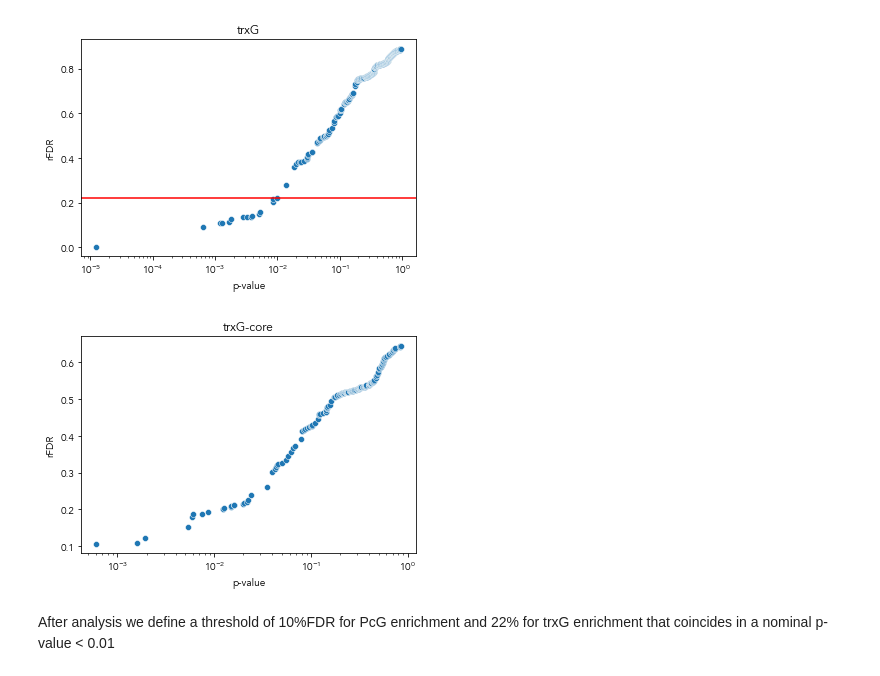
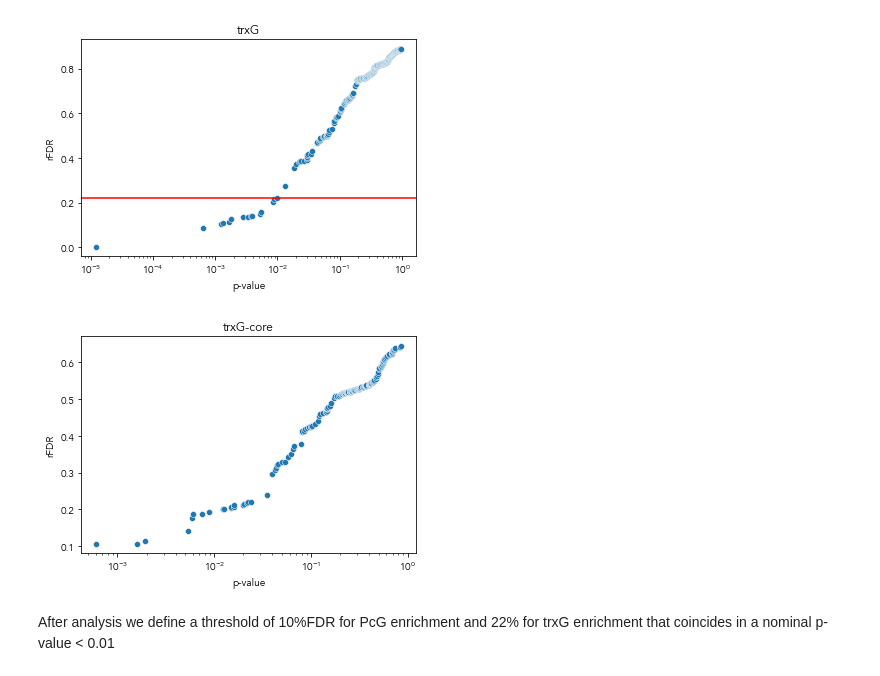
Before and after one commit to j-solor/Drosophila-miRNA-PcG-circuits, a Jupyter notebook: Analysis/Analysis.ipynb, the cells around one changed output. Drawn from its saved outputs; the diff is of its cells as text; code cells hidden in the pictures.

```diff
--- a/Analysis/Analysis.ipynb
+++ b/Analysis/Analysis.ipynb
@@ -244,16 +244,16 @@ plt.show()
 # %% [output]
 [figure]
 # %%
-trxG_core_FDR = pd.read_csv( "output_files/HCImiRTps_results/FDR/trxG_core_FDR_results.tsv", sep = "\t").sort_values(by = "rFDRc_q")
+trxG_core_FDR = pd.read_csv( "output_files/RmiRTPs_results/FDR/trxG_core_FDR_results.tsv", sep = "\t").sort_values(by = "rFDRc_q")
 
 sns.scatterplot(data=trxG_core_FDR, x="hyper_pval", y="rFDRc_q")
 plt.xscale("log")
 plt.xlabel("p-value")
 plt.ylabel("rFDR")
 plt.title("trxG-core")
 plt.show()
 # %% [output]
-[figure, old version]
+[figure, new version]
 # %% [markdown]
 After analysis we define a threshold of 10%FDR for PcG enrichment and 22% for trxG enrichment that coincides in a nominal p-value < 0.01
 # %%
```
Also changed, not shown: parts of 16 cells of this notebook, 15 other files.
